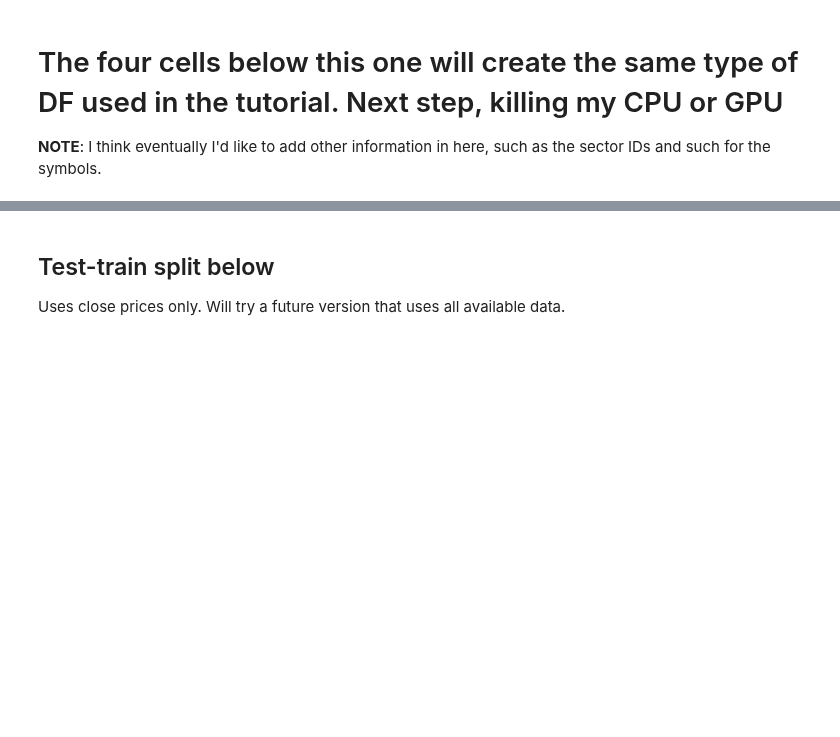
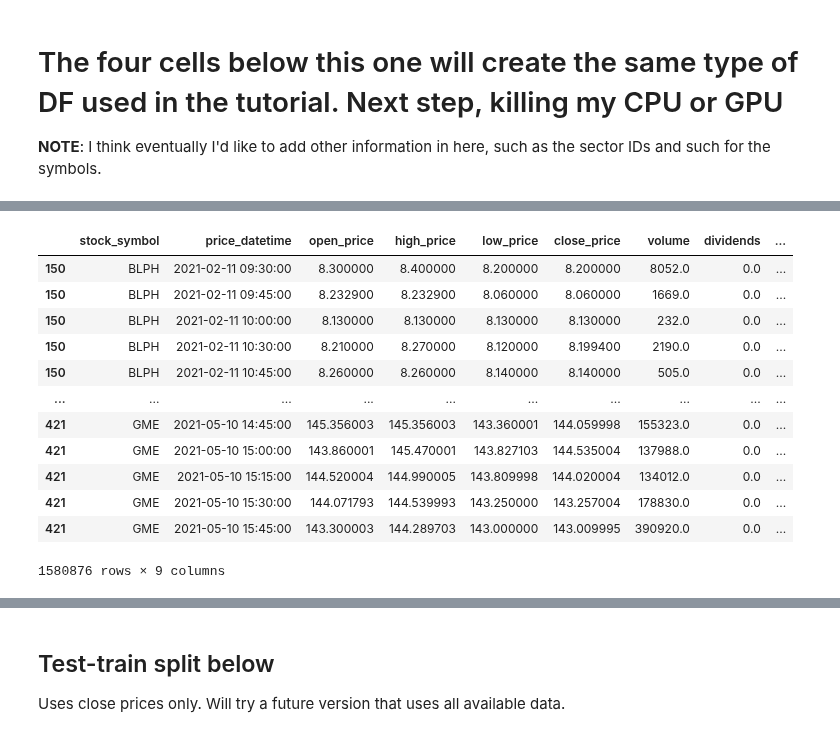
Before and after one commit to jmacdonald2010/stock-prediction, a Jupyter notebook: mlTests02_multipleTickers.ipynb, the cells around one changed output, grey strips where cells are left out. Saved outputs shown, nothing was run; the diff lists cells and outputs as text; code cells hidden in the pictures; blank space fills up the shorter version.

```diff
--- a/mlTests02_multipleTickers.ipynb
+++ b/mlTests02_multipleTickers.ipynb
@@ -26,4 +27,12 @@ symbols = [i for i in symbols if i not in symbols]
 # columns = pd.MultiIndex.from_product([[i for i in symbols], ['open_price', 'high_price', 'low_price', 'close_price']], names=['symbol', 'type'])
 
 df = pd.read_sql(query, conn, index_col=['stock_symbol', 'price_datetime'])
+# %%
+# cell to drop all rows w/ timestamps at weird times (not 00 seconds)
+df = df.reset_index()
+df['price_datetime'] = pd.to_datetime(df['price_datetime'])
+
+df = df.loc[df['price_datetime'].dt.second == 0]
+df = df.loc[(df['price_datetime'].dt.minute == 0) | (df['price_datetime'].dt.minute == 15) | (df['price_datetime'].dt.minute == 30) | (df['price_datetime'].dt.minute == 45)]
+df = df.set_index(['stock_symbol', 'price_datetime'])
 # %%
@@ -33,4 +39,0 @@ df.shape
-# %%
-df = df.reset_index()
-df = df[df['price_datetime'].str.contains("00:00|15:00|30:00|45:00")==True]
-# df.price_datetime.unique()
@@ -98,5 +64,21 @@ dfs
 # %%
 # Three
 df = pd.merge(df, dfs, how='inner', left_on='stock_symbol', right_on='stock_symbol', left_index=True)
 df = df.drop_duplicates()
+# this line below added in on 5/14 22:37:
+df = df.drop(columns=[0])
 df
+# %% [output]
+|  | stock_symbol | price_datetime | open_price | high_price | low_price | close_price | volume | dividends | ... |
+| 150 | BLPH | 2021-02-11 09:30:00 | 8.300000 | 8.400000 | 8.200000 | 8.200000 | 8052.0 | 0.0 | ... |
+| 150 | BLPH | 2021-02-11 09:45:00 | 8.232900 | 8.232900 | 8.060000 | 8.060000 | 1669.0 | 0.0 | ... |
+| 150 | BLPH | 2021-02-11 10:00:00 | 8.130000 | 8.130000 | 8.130000 | 8.130000 | 232.0 | 0.0 | ... |
+| 150 | BLPH | 2021-02-11 10:30:00 | 8.210000 | 8.270000 | 8.120000 | 8.199400 | 2190.0 | 0.0 | ... |
+| 150 | BLPH | 2021-02-11 10:45:00 | 8.260000 | 8.260000 | 8.140000 | 8.140000 | 505.0 | 0.0 | ... |
+| ... | ... | ... | ... | ... | ... | ... | ... | ... | ... |
+| 421 | GME | 2021-05-10 14:45:00 | 145.356003 | 145.356003 | 143.360001 | 144.059998 | 155323.0 | 0.0 | ... |
+| 421 | GME | 2021-05-10 15:00:00 | 143.860001 | 145.470001 | 143.827103 | 144.535004 | 137988.0 | 0.0 | ... |
+| 421 | GME | 2021-05-10 15:15:00 | 144.520004 | 144.990005 | 143.809998 | 144.020004 | 134012.0 | 0.0 | ... |
+| 421 | GME | 2021-05-10 15:30:00 | 144.071793 | 144.539993 | 143.250000 | 143.257004 | 178830.0 | 0.0 | ... |
+| 421 | GME | 2021-05-10 15:45:00 | 143.300003 | 144.289703 | 143.000000 | 143.009995 | 390920.0 | 0.0 | ... |
+1580876 rows × 9 columns
```
Also changed, not shown: parts of 20 cells of this notebook, 1 other file.
